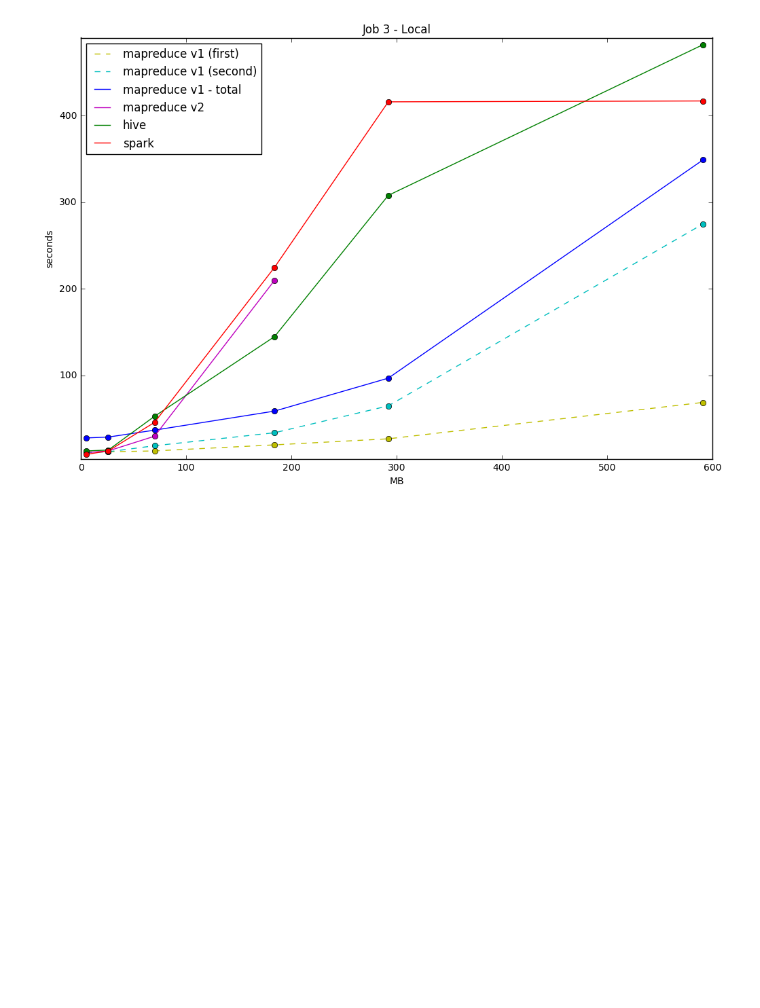
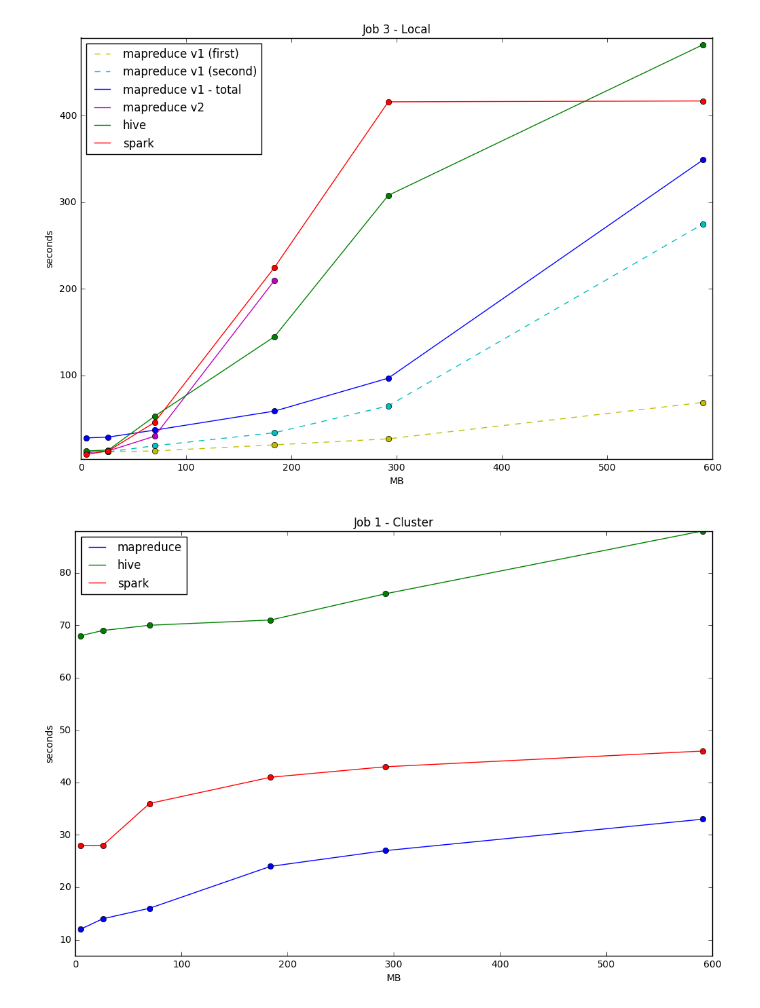
Before and after one commit to BigData-MielPops/Project1, a Jupyter notebook: plots.ipynb, the cells around one changed output. Cells and saved outputs as stored; diff of their text form; code cells hidden in the pictures; blank space fills up the shorter version.

Commit message:
got all times and graphics

```diff
--- a/plots.ipynb
+++ b/plots.ipynb
@@ -7,7 +7,7 @@ matplotlib.rcParams['figure.figsize'] = [12.0, 8.0]
 def plot_project_data(data_x, data_list_y, plt_range_min_x, plt_range_max_x,
                       short_colors = ['b', 'g', 'r'],
                       labels = ['mapreduce', 'hive', 'spark'], types = ['', '', ''],
-                      title='Job'):
+                      title='Job', loc=2):
     plt_range_min_y = int(min(data_list_y[0]) * 0.9)
     plt_range_max_y = int(max(data_list_y[0]) * 1.1)
     for dy in data_list_y:
@@ -23,10 +23,17 @@ def plot_project_data(data_x, data_list_y, plt_range_min_x, plt_range_max_x,
     plt.ylabel('seconds')
     plt.xlabel('MB')
     plt.title(title)
-    plt.legend(handles=handles, loc=2)
+    plt.legend(handles=handles, loc=loc)
     plt.show()
 # %%
-plot_project_data([5, 26, 70, 184, 292, 591], [[12, 14, 18, 25, 33, 40], [8, 8, 9, 12, 17, 21], [7, 11, 14, 19, 25, 27]], 0, 600, title='Job 1 - Local')
+data_x = [5, 26, 70, 184, 292, 591]
+max_x = 600
+data_mr1L = [12, 14, 18, 25, 33, 40]
+data_hive1L = [8, 8, 9, 12, 17, 21]
+data_spark1L = [7, 11, 14, 19, 25, 27]
+
+plot_project_data(data_x, [data_mr1L, data_hive1L, data_spark1L],
+                  0, max_x, title='Job 1 - Local')
 # %% [output]
 [figure]
 # %%
@@ -44,3 +62,12 @@ plot_project_data([5, 26, 70, 184, 292, 591],
                   title='Job 3 - Local')
 # %% [output]
 [figure]
+# %%
+data_mr1C = [12, 14, 16, 24, 27, 33]
+data_hive1C = [68, 69, 70, 71, 76, 88]
+data_spark1C = [28, 28, 36, 41, 43, 46]
+
+plot_project_data(data_x, [data_mr1C, data_hive1C, data_spark1C],
+                  0, max_x, title='Job 1 - Cluster')
+# %% [output]
+[figure, added]
```
Also changed, not shown: parts of 13 cells of this notebook, 1 other file.
